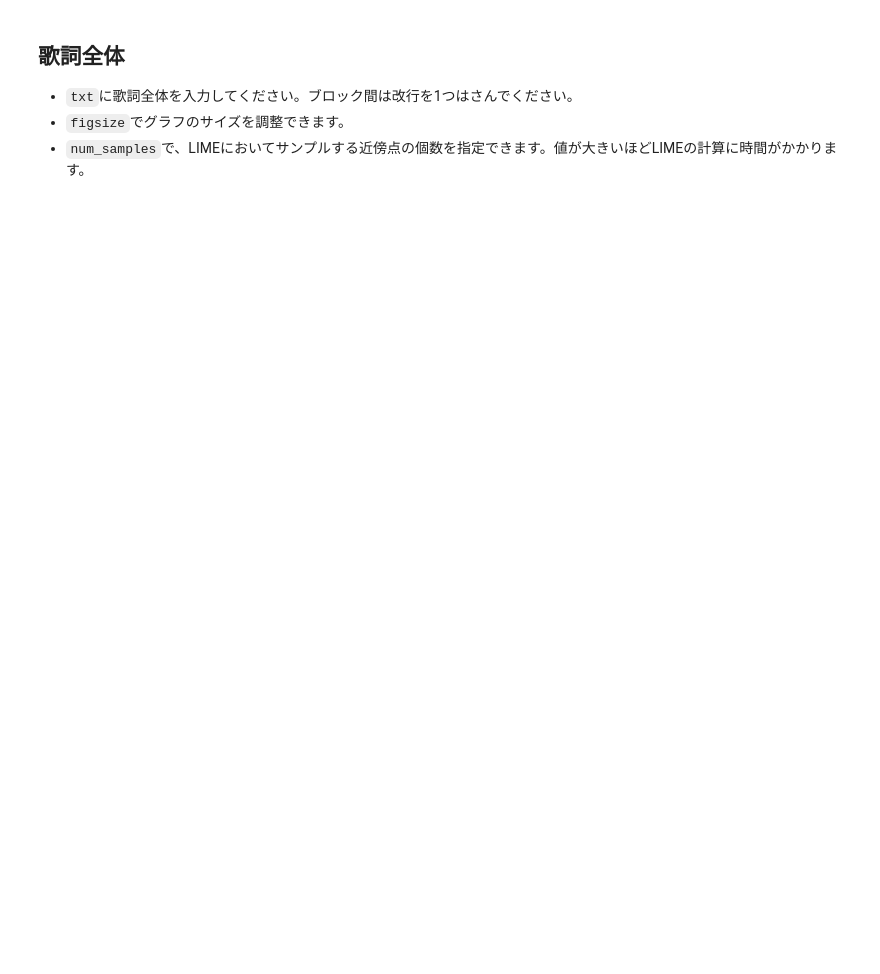
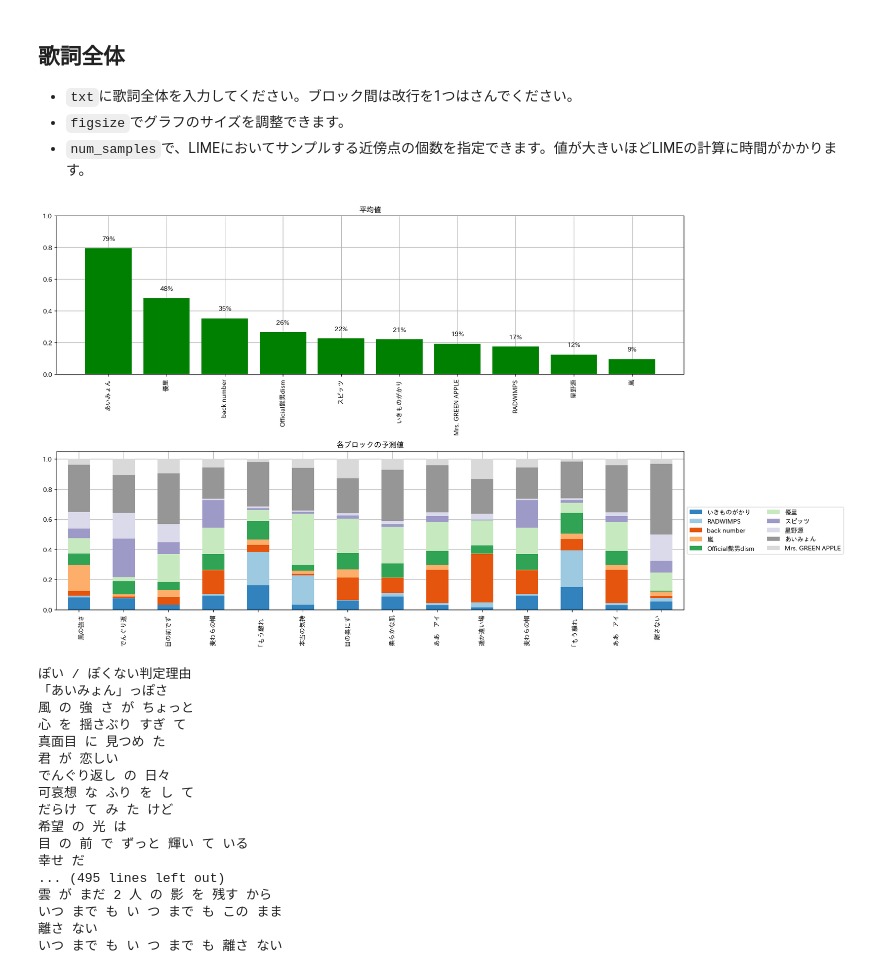
Before and after one commit to matsuda-tkm/artist-prediction-xai, a Jupyter notebook: demo.ipynb, the cells around one changed output. Drawn from its saved outputs; the diff is of its cells as text; code cells hidden in the pictures; blank space fills up the shorter version.

```diff
--- a/demo.ipynb
+++ b/demo.ipynb
@@ -121,7 +165,6 @@ display(HTML(highlighted_text))
 - `figsize`でグラフのサイズを調整できます。
 - `num_samples`で、LIMEにおいてサンプルする近傍点の個数を指定できます。値が大きいほどLIMEの計算に時間がかかります。
 # %%
-# 歌詞全体 #######################
 txt = """
 風の強さがちょっと
 心を揺さぶりすぎて
@@ -174,31 +217,50 @@ txt = """
 あれは空がまだ青い夏のこと
 懐かしいと笑えたあの日の恋
 
 「もう離れないで」と
 泣きそうな目で見つめる君を
 雲のような優しさでそっとぎゅっと
 抱きしめて離さない
 
 ああ　アイラブユーの言葉じゃ
 足りないからとキスして
 雲がまだ2人の影を残すから
 いつまでも　いつまでも　このまま
 
 離さない
 いつまでも　いつまでも　離さない
 """
 figsize = (18,10)  # グラフのサイズを調整 (横,縦)
-num_samples = 3  # サンプルする近傍点の個数
+num_samples = 100  # サンプルする近傍点の個数
 
 # 分類結果の取得
 prob = predict_some_block(txt.split('\n\n'), embed, classifier, device)
 
 # 100%積み上げ棒グラフで可視化
 show_predict_whole_song(prob, artists, sort=True, raw_txt_arr=txt.split('\n\n'), figsize=figsize)
 
 # LIME
 wakachi_txt = wakachi_some_block(txt)
 predict_whole_song_lime = functools.partial(predict_whole_song, embed=embed, classifier=classifier, device=device)
 exp = explainer.explain_instance(wakachi_txt, predict_whole_song_lime, num_features=len(wakachi_txt.split()), labels=range(len(artists)), num_samples=num_samples)
 highlighted_text = highlight(exp, wakachi_txt, artists, sort_by=prob.mean(axis=0))
 display(HTML(highlighted_text))
+# %% [output]
+[figure, added]
+ぽい / ぽくない判定理由
+「あいみょん」っぽさ
+風 の 強 さ が ちょっと
+心 を 揺さぶり すぎ て
+真面目 に 見つめ た
+君 が 恋しい
+でんぐり返し の 日々
+可哀想 な ふり を し て
+だらけ て み た けど
+希望 の 光 は
+目 の 前 で ずっと 輝い て いる
+幸せ だ
+... (495 lines left out)
+雲 が まだ 2 人 の 影 を 残す から
+いつ まで も い つ まで も この まま
+離さ ない
+いつ まで も い つ まで も 離さ ない
```
Also changed, not shown: parts of 17 cells of this notebook.
